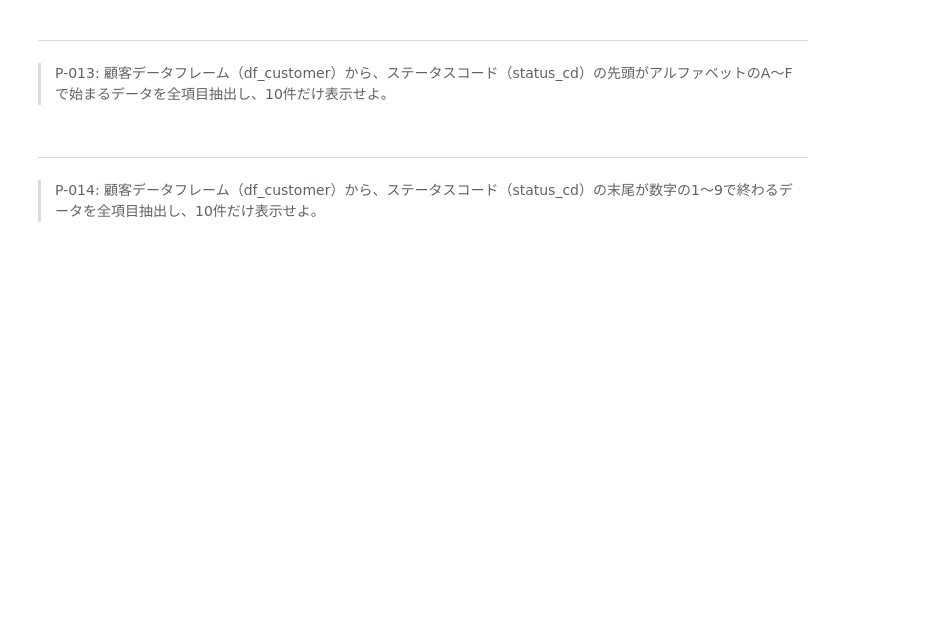
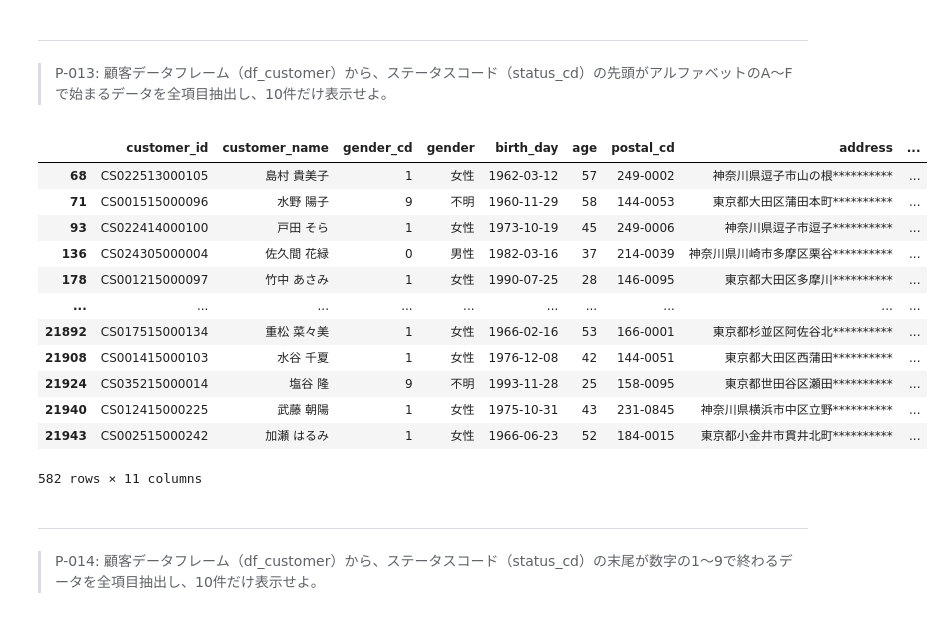
Before and after one commit to shgtkshruch/100knocks-preprocess, a Jupyter notebook: docker/work/preprocess_knock_Python.ipynb, the cells around one changed output. Drawn from its saved outputs; the diff is of its cells as text; code cells hidden in the pictures; blank space fills up the shorter version.

```diff
--- a/docker/work/preprocess_knock_Python.ipynb
+++ b/docker/work/preprocess_knock_Python.ipynb
@@ -273,6 +273,22 @@ df_store.query('address.str.contains("横浜市")', engine='python')
 # %% [markdown]
 ---
 > P-013: 顧客データフレーム（df_customer）から、ステータスコード（status_cd）の先頭がアルファベットのA〜Fで始まるデータを全項目抽出し、10件だけ表示せよ。
+# %%
+df_customer.query('status_cd.str.startswith("A")', engine='python')
+# %% [output]
+|  | customer_id | customer_name | gender_cd | gender | birth_day | age | postal_cd | address | ... |
+| 68 | CS022513000105 | 島村 貴美子 | 1 | 女性 | 1962-03-12 | 57 | 249-0002 | 神奈川県逗子市山の根********** | ... |
+| 71 | CS001515000096 | 水野 陽子 | 9 | 不明 | 1960-11-29 | 58 | 144-0053 | 東京都大田区蒲田本町********** | ... |
+| 93 | CS022414000100 | 戸田 そら | 1 | 女性 | 1973-10-19 | 45 | 249-0006 | 神奈川県逗子市逗子********** | ... |
+| 136 | CS024305000004 | 佐久間 花緑 | 0 | 男性 | 1982-03-16 | 37 | 214-0039 | 神奈川県川崎市多摩区栗谷********** | ... |
+| 178 | CS001215000097 | 竹中 あさみ | 1 | 女性 | 1990-07-25 | 28 | 146-0095 | 東京都大田区多摩川********** | ... |
+| ... | ... | ... | ... | ... | ... | ... | ... | ... | ... |
+| 21892 | CS017515000134 | 重松 菜々美 | 1 | 女性 | 1966-02-16 | 53 | 166-0001 | 東京都杉並区阿佐谷北********** | ... |
+| 21908 | CS001415000103 | 水谷 千夏 | 1 | 女性 | 1976-12-08 | 42 | 144-0051 | 東京都大田区西蒲田********** | ... |
+| 21924 | CS035215000014 | 塩谷 隆 | 9 | 不明 | 1993-11-28 | 25 | 158-0095 | 東京都世田谷区瀬田********** | ... |
+| 21940 | CS012415000225 | 武藤 朝陽 | 1 | 女性 | 1975-10-31 | 43 | 231-0845 | 神奈川県横浜市中区立野********** | ... |
+| 21943 | CS002515000242 | 加瀬 はるみ | 1 | 女性 | 1966-06-23 | 52 | 184-0015 | 東京都小金井市貫井北町********** | ... |
+582 rows × 11 columns
 # %% [markdown]
 ---
 > P-014: 顧客データフレーム（df_customer）から、ステータスコード（status_cd）の末尾が数字の1〜9で終わるデータを全項目抽出し、10件だけ表示せよ。
```
